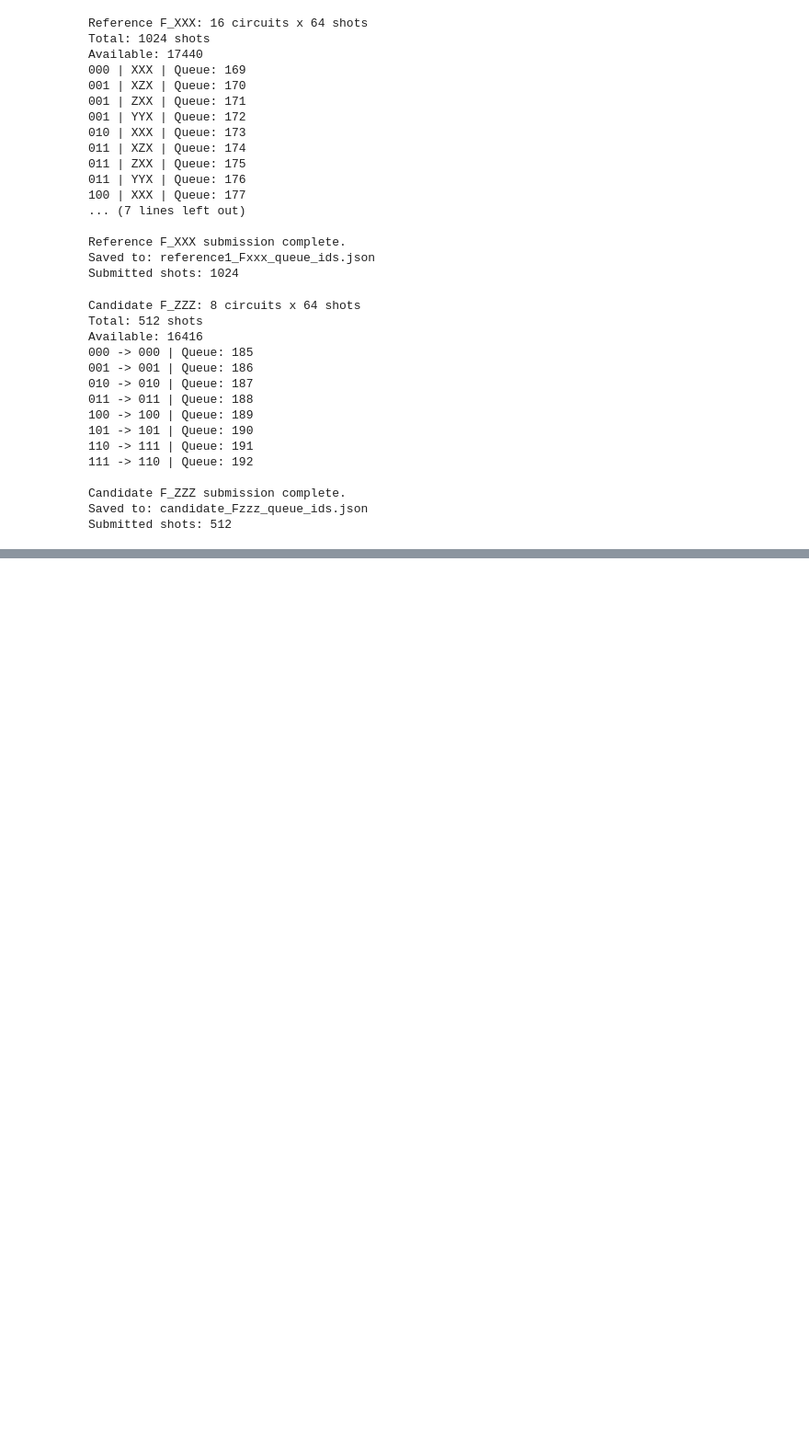
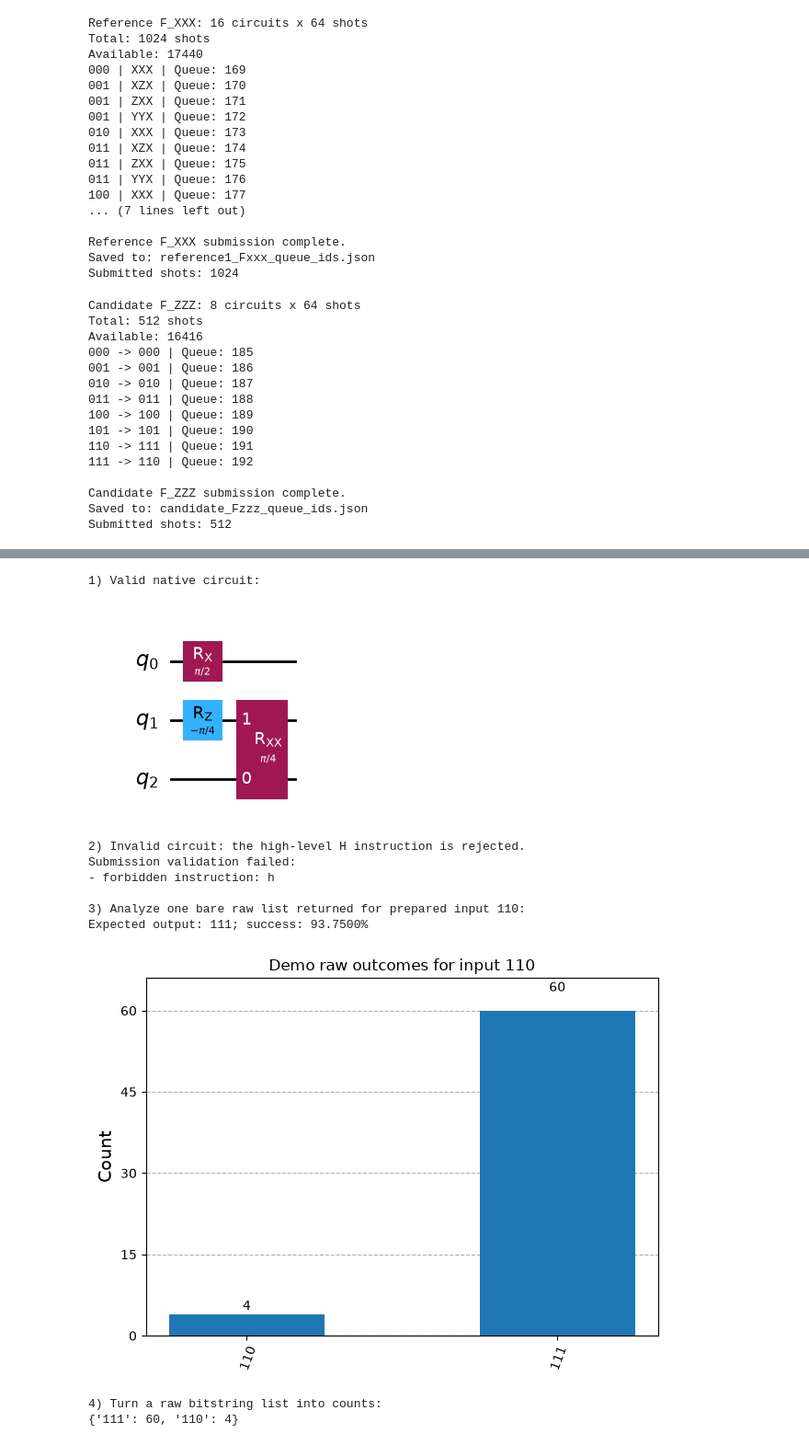
Before and after one commit to rahinarrianislam/DQCIntroChallenge, a Jupyter notebook: notebooks/Toffoli_Hardware_Hackathon_Challenge.ipynb, the cells around one changed output, grey strips where cells are left out. Shown at 92% size. Drawn from its saved outputs; the diff is of its cells as text; code cells hidden in the pictures; blank space fills up the shorter version.

```diff
--- a/notebooks/Toffoli_Hardware_Hackathon_Challenge.ipynb
+++ b/notebooks/Toffoli_Hardware_Hackathon_Challenge.ipynb
@@ -1968,0 +2390,44 @@ Submitted shots: 512
+# %%
+# Helper demo. Judges may recompute your numbers from the lab's raw files: keep the queue IDs.
+from toffoli_challenge import bitstrings_to_counts, truth_table_row, validate_submission_circuit
+
+# This circuit is native-gate compliant but is NOT a Toffoli; it only demonstrates validation.
+demo_native_circuit = QuantumCircuit(3)
+demo_native_circuit.rx(np.pi / 2, 0)
+demo_native_circuit.rz(-np.pi / 4, 1)  # Virtual/software rotation: free on this hardware.
+demo_native_circuit.rxx(np.pi / 4, 2, 1)
+
+print('1) Valid native circuit:')
+validate_submission_circuit(demo_native_circuit)
+display(demo_native_circuit.draw('mpl'))
+
+print('\n2) Invalid circuit: the high-level H instruction is rejected.')
+invalid_demo = QuantumCircuit(3)
+invalid_demo.h(0)
+try:
+    validate_submission_circuit(invalid_demo)
+except ValueError as error:
+    print(error)
+
+print('\n3) Analyze one bare raw list returned for prepared input 110:')
+demo_raw_bitstrings = ['111'] * 60 + ['110'] * 4
+demo_row = truth_table_row('110', demo_raw_bitstrings)
+print(f'Expected output: {demo_row.ideal_output}; success: {demo_row.success_probability:.4%}')
+figure = plot_histogram(demo_row.counts, title='Demo raw outcomes for input 110')
+display(figure)
+plt.close(figure)
+
+print('\n4) Turn a raw bitstring list into counts:')
+print(bitstrings_to_counts(demo_raw_bitstrings))
+# %% [output]
+1) Valid native circuit:
+[figure, added]
+2) Invalid circuit: the high-level H instruction is rejected.
+Submission validation failed:
+- forbidden instruction: h
+
+3) Analyze one bare raw list returned for prepared input 110:
+Expected output: 111; success: 93.7500%
+[figure, added]
+4) Turn a raw bitstring list into counts:
+{'111': 60, '110': 4}
```
Also changed, not shown: parts of 17 cells of this notebook.
